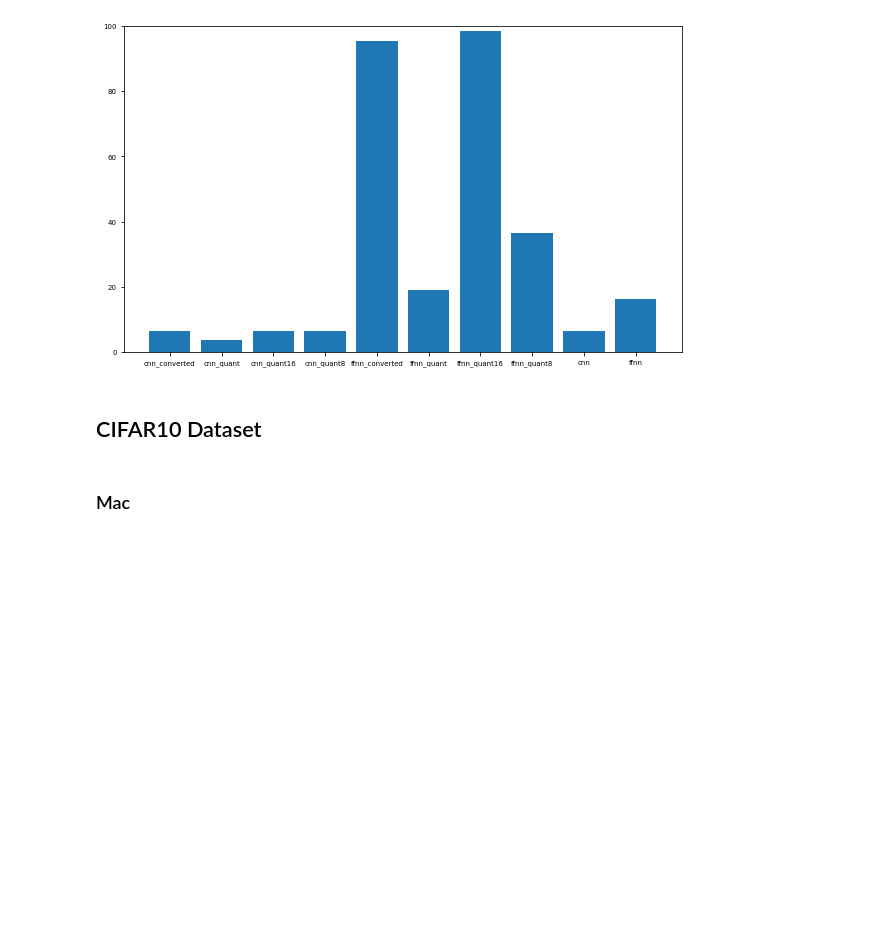
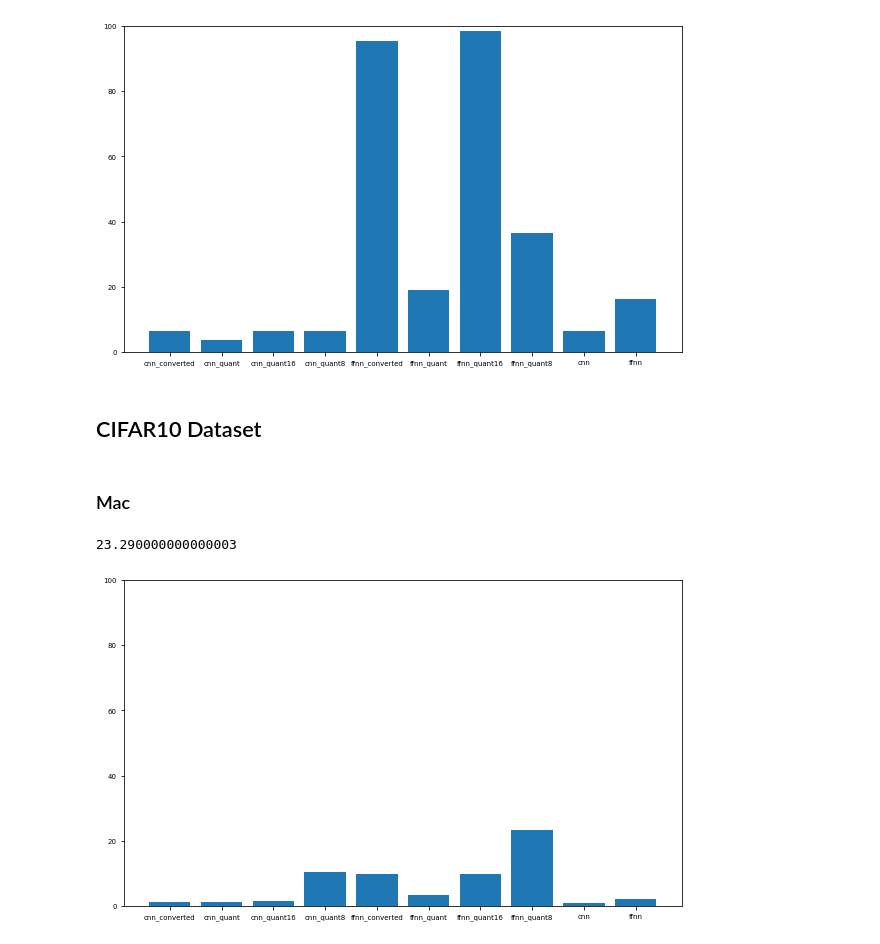
Before and after one commit to toelt-llc/TOELT-tfrabbit, a Jupyter notebook: code/tflite/plots_inferences.ipynb, the cells around one changed output. Drawn from its saved outputs; the diff is of its cells as text; code cells hidden in the pictures; blank space fills up the shorter version.

```diff
--- a/code/tflite/plots_inferences.ipynb
+++ b/code/tflite/plots_inferences.ipynb
@@ -243,19 +243,21 @@ plt.bar(columns, means)
 # %% [markdown]
 ### Mac
 # %%
-cifar10_data_mac = pd.read_csv('RPI_inferences_loop_5rpicif.csv')
+cifar10_data_mac = pd.read_csv('RPI_inferences_cifar3mac10.csv')
 names = ['cnn_converted', 'cnn_quant', 'cnn_quant16', 'cnn_quant8', 'ffnn_converted', 'ffnn_quant', 'ffnn_quant16', 'ffnn_quant8']
 ind = [0,1,2,3,4,5,6,7]
 old_names = cifar10_data_mac.columns[ind]
 cifar10_data_mac.rename(columns=dict(zip(old_names, names)),inplace=True)
 y = [i for i in range(0,10,1)]
 cifar10_data_mac.loc['mean'] = cifar10_data_mac.mean()
 
 columns = list(cifar10_data_mac.columns)
-means = list(cifar10_data_mac.iloc[5])
-mpl.rcParams['font.size'] = 7 # font
-mpl.rcParams['lines.linewidth'] = 1 # line width
+means = list(cifar10_data_mac.iloc[3])
 plt.figure(figsize=(10,6))
 #colors = plt.cm.Greens(np.linspace(0, 0.5, len(means)))
 plt.ylim([0,100]) # !!!
 plt.bar(columns, means)
+max(means)
+# %% [output]
+23.290000000000003
+[figure, added]
```
Also changed, not shown: parts of 3 cells of this notebook, 3 other files.
